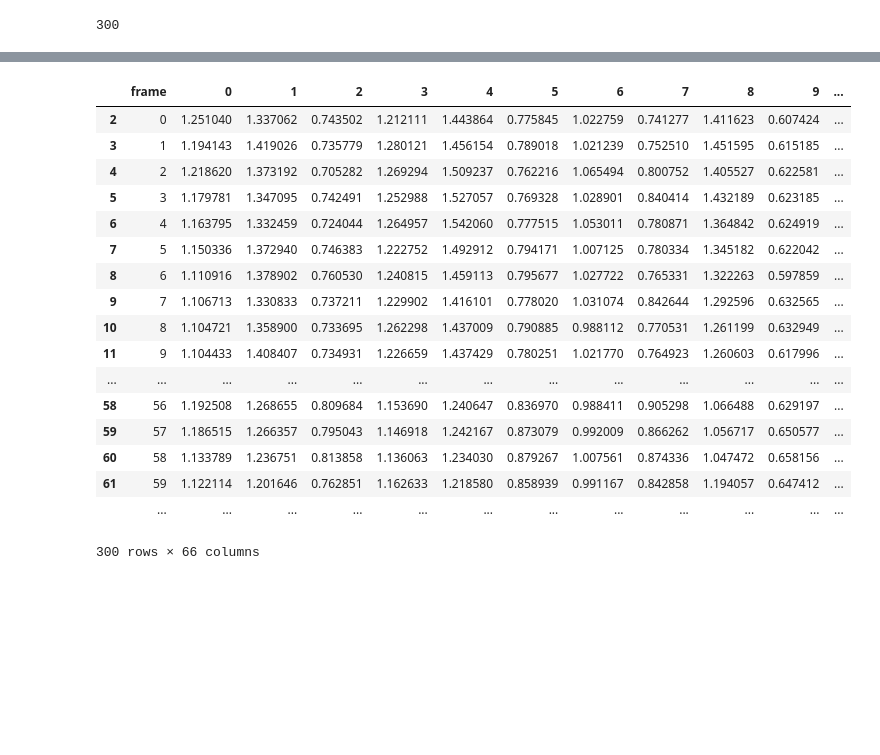
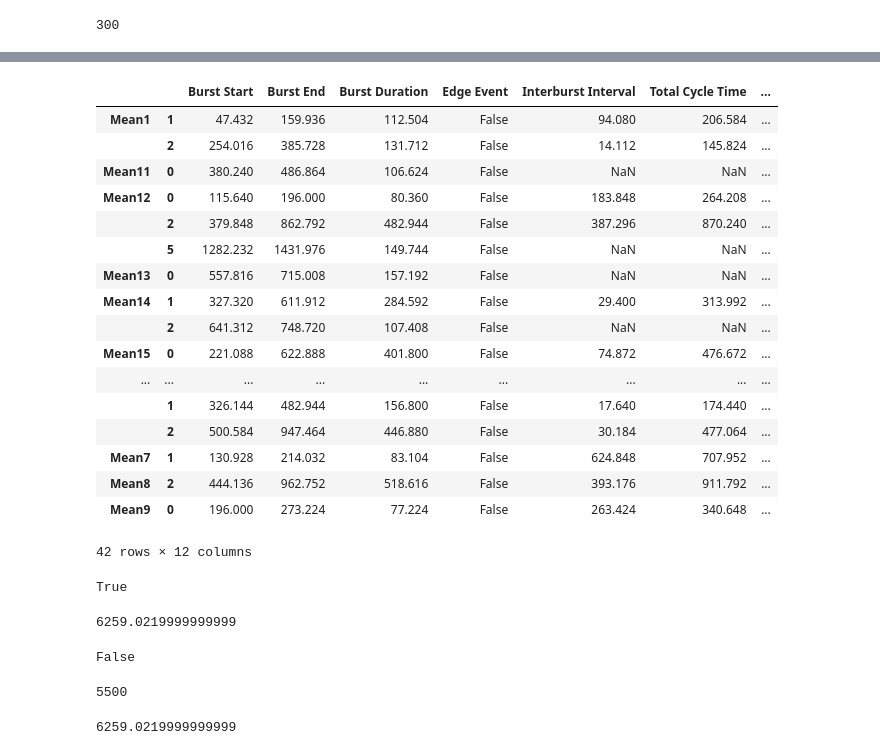
Before and after one commit to aedobyns/lab, a Jupyter notebook: RAIN for Batch Processing.ipynb, the cells around one changed output, grey strips where cells are left out. Cells and saved outputs as stored; diff of their text form; code cells hidden in the pictures; blank space fills up the shorter version.

```diff
--- a/RAIN for Batch Processing.ipynb
+++ b/RAIN for Batch Processing.ipynb
@@ -2031,22 +2008,41 @@ data
-# %%
-
-data
-# %% [output]
-|  | frame | 0 | 1 | 2 | 3 | 4 | 5 | 6 | 7 | 8 | 9 | ... |
-| 2 | 0 | 1.251040 | 1.337062 | 0.743502 | 1.212111 | 1.443864 | 0.775845 | 1.022759 | 0.741277 | 1.411623 | 0.607424 | ... |
-| 3 | 1 | 1.194143 | 1.419026 | 0.735779 | 1.280121 | 1.456154 | 0.789018 | 1.021239 | 0.752510 | 1.451595 | 0.615185 | ... |
-| 4 | 2 | 1.218620 | 1.373192 | 0.705282 | 1.269294 | 1.509237 | 0.762216 | 1.065494 | 0.800752 | 1.405527 | 0.622581 | ... |
-| 5 | 3 | 1.179781 | 1.347095 | 0.742491 | 1.252988 | 1.527057 | 0.769328 | 1.028901 | 0.840414 | 1.432189 | 0.623185 | ... |
-| 6 | 4 | 1.163795 | 1.332459 | 0.724044 | 1.264957 | 1.542060 | 0.777515 | 1.053011 | 0.780871 | 1.364842 | 0.624919 | ... |
-| 7 | 5 | 1.150336 | 1.372940 | 0.746383 | 1.222752 | 1.492912 | 0.794171 | 1.007125 | 0.780334 | 1.345182 | 0.622042 | ... |
-| 8 | 6 | 1.110916 | 1.378902 | 0.760530 | 1.240815 | 1.459113 | 0.795677 | 1.027722 | 0.765331 | 1.322263 | 0.597859 | ... |
-| 9 | 7 | 1.106713 | 1.330833 | 0.737211 | 1.229902 | 1.416101 | 0.778020 | 1.031074 | 0.842644 | 1.292596 | 0.632565 | ... |
-| 10 | 8 | 1.104721 | 1.358900 | 0.733695 | 1.262298 | 1.437009 | 0.790885 | 0.988112 | 0.770531 | 1.261199 | 0.632949 | ... |
-| 11 | 9 | 1.104433 | 1.408407 | 0.734931 | 1.226659 | 1.437429 | 0.780251 | 1.021770 | 0.764923 | 1.260603 | 0.617996 | ... |
-| ... | ... | ... | ... | ... | ... | ... | ... | ... | ... | ... | ... | ... |
-| 58 | 56 | 1.192508 | 1.268655 | 0.809684 | 1.153690 | 1.240647 | 0.836970 | 0.988411 | 0.905298 | 1.066488 | 0.629197 | ... |
-| 59 | 57 | 1.186515 | 1.266357 | 0.795043 | 1.146918 | 1.242167 | 0.873079 | 0.992009 | 0.866262 | 1.056717 | 0.650577 | ... |
-| 60 | 58 | 1.133789 | 1.236751 | 0.813858 | 1.136063 | 1.234030 | 0.879267 | 1.007561 | 0.874336 | 1.047472 | 0.658156 | ... |
-| 61 | 59 | 1.122114 | 1.201646 | 0.762851 | 1.162633 | 1.218580 | 0.858939 | 0.991167 | 0.842858 | 1.194057 | 0.647412 | ... |
-|  | ... | ... | ... | ... | ... | ... | ... | ... | ... | ... | ... | ... |
-300 rows × 66 columns
+# %%
+Results['Bursts-Master']
+# %% [output]
+|  |  | Burst Start | Burst End | Burst Duration | Edge Event | Interburst Interval | Total Cycle Time | ... |
+| Mean1 | 1 | 47.432 | 159.936 | 112.504 | False | 94.080 | 206.584 | ... |
+|  | 2 | 254.016 | 385.728 | 131.712 | False | 14.112 | 145.824 | ... |
+| Mean11 | 0 | 380.240 | 486.864 | 106.624 | False | NaN | NaN | ... |
+| Mean12 | 0 | 115.640 | 196.000 | 80.360 | False | 183.848 | 264.208 | ... |
+|  | 2 | 379.848 | 862.792 | 482.944 | False | 387.296 | 870.240 | ... |
+|  | 5 | 1282.232 | 1431.976 | 149.744 | False | NaN | NaN | ... |
+| Mean13 | 0 | 557.816 | 715.008 | 157.192 | False | NaN | NaN | ... |
+| Mean14 | 1 | 327.320 | 611.912 | 284.592 | False | 29.400 | 313.992 | ... |
+|  | 2 | 641.312 | 748.720 | 107.408 | False | NaN | NaN | ... |
+| Mean15 | 0 | 221.088 | 622.888 | 401.800 | False | 74.872 | 476.672 | ... |
+| ... | ... | ... | ... | ... | ... | ... | ... | ... |
+|  | 1 | 326.144 | 482.944 | 156.800 | False | 17.640 | 174.440 | ... |
+|  | 2 | 500.584 | 947.464 | 446.880 | False | 30.184 | 477.064 | ... |
+| Mean7 | 1 | 130.928 | 214.032 | 83.104 | False | 624.848 | 707.952 | ... |
+| Mean8 | 2 | 444.136 | 962.752 | 518.616 | False | 393.176 | 911.792 | ... |
+| Mean9 | 0 | 196.000 | 273.224 | 77.224 | False | 263.424 | 340.648 | ... |
+42 rows × 12 columns
+# %%
+Results['Bursts']['Mean46']['Burst End'].iloc[0] == Data['trans'].index[-1]
+# %% [output]
+True
+# %%
+Data['original']['Mean46']
+# %% [output]
+6259.0219999999999
+# %%
+Results['Bursts']['Mean46']['Burst End'].iloc[0] > Settings['Threshold']
+# %% [output]
+False
+# %%
+Settings['Threshold']
+# %% [output]
+5500
+# %%
+Data['original']['Mean46'][Results['Bursts']['Mean46']['Burst End'].iloc[0]]
+# %% [output]
+6259.0219999999999
```
Also changed, not shown: parts of 3 cells of this notebook.
